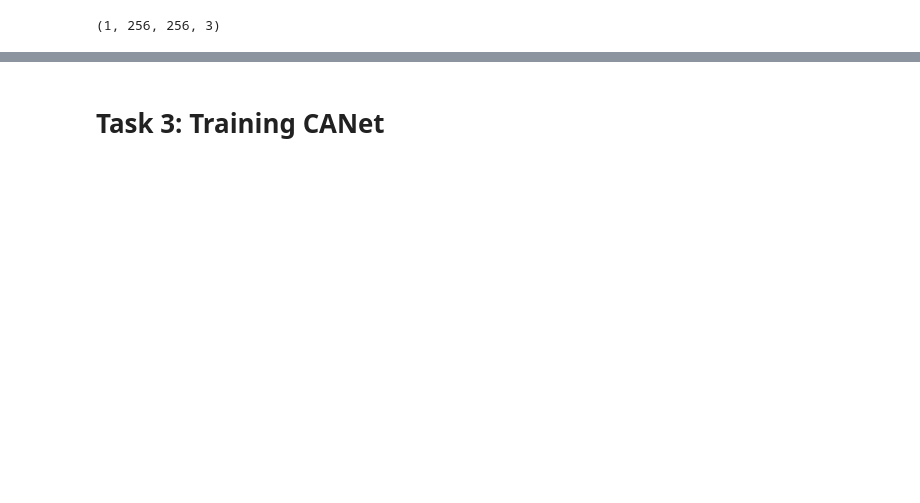
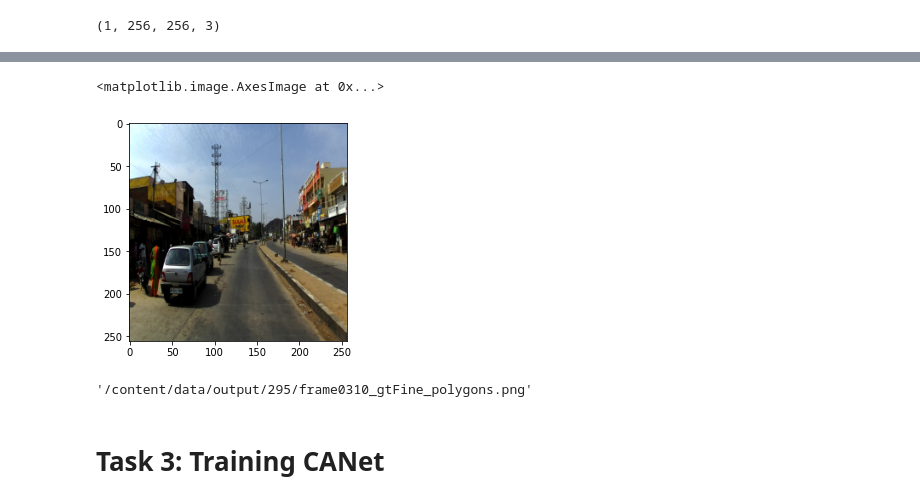
Before and after one commit to akmaleache/Segmentation-, a Jupyter notebook: Segmentation_Assignment.ipynb, the cells around one changed output, grey strips where cells are left out. Drawn from its saved outputs; the diff is of its cells as text; code cells hidden in the pictures; blank space fills up the shorter version.

```diff
--- a/Segmentation_Assignment.ipynb
+++ b/Segmentation_Assignment.ipynb
@@ -594,3 +606,12 @@ KeyboardInterrupt: ignored
+# %%
+plt.imshow(im[0,...])
+# %% [output]
+<matplotlib.image.AxesImage at 0x...>
+[figure, added]
+# %%
+data_df['mask'][0])
+# %% [output]
+'/content/data/output/295/frame0310_gtFine_polygons.png'
 # %% [markdown]
 # Task 3: Training CANet
 # %%
```
Also changed, not shown: parts of 7 cells of this notebook.
